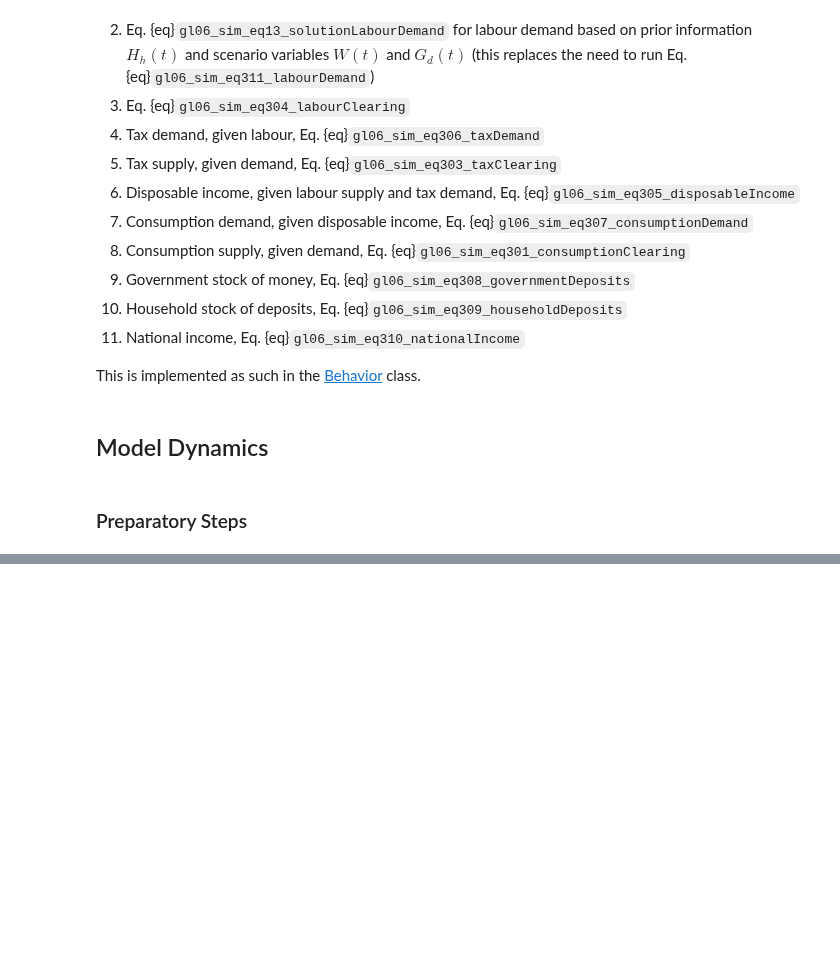
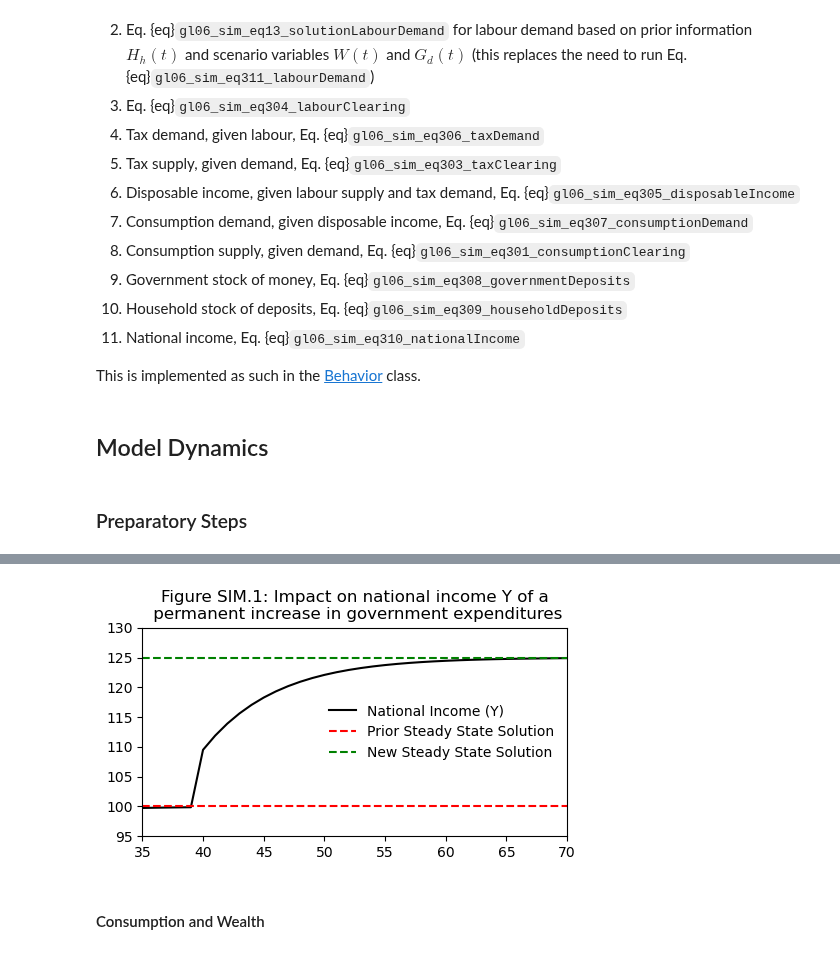
Before and after one commit to KarlNaumann/MacroStat, a Jupyter notebook: docs/models/GL06/GL06SIM.ipynb, the cells around one changed output, grey strips where cells are left out. Saved outputs shown, nothing was run; the diff lists cells and outputs as text; code cells hidden in the pictures; blank space fills up the shorter version.

```diff
--- a/docs/models/GL06/GL06SIM.ipynb
+++ b/docs/models/GL06/GL06SIM.ipynb
@@ -192,0 +243,8 @@ model.variables.to_pandas()
+# %%
+model.parameters["scenario_trigger"] = 40
+model.scenarios.add_scenario(
+    "GovernmentDemandIncrease",
+    {"GovernmentDemand":25}
+)
+model.simulate(scenario="GovernmentDemandIncrease")
+output_government_demand_increase = model.variables.to_pandas()
@@ -192,0 +253,17 @@ model.variables.to_pandas()
+# %%
+steady_state_income_new = model.scenarios[("GovernmentDemandIncrease","GovernmentDemand")][-1] / model.parameters["TaxRate"]
+# %%
+fig, axs = plt.subplots(1, 1, figsize=(5, 3))
+axs.plot(output_government_demand_increase['NationalIncome'], color='k', label='National Income (Y)')
+axs.axhline(y=steady_state_income, color='r', linestyle='--', label='Prior Steady State Solution')
+axs.axhline(y=steady_state_income_new, color='g', linestyle='--', label='New Steady State Solution')
+axs.legend(loc='center right', frameon=False)
+axs.set_xlim(35,70)
+axs.set_ylim(95,130)
+axs.set_title('Figure SIM.1: Impact on national income Y of a\n permanent increase in government expenditures')
+plt.tight_layout()
+plt.show()
+# %% [output]
+[figure, added]
+# %% [markdown]
+#### Consumption and Wealth
```
Also changed, not shown: parts of 21 cells of this notebook.
